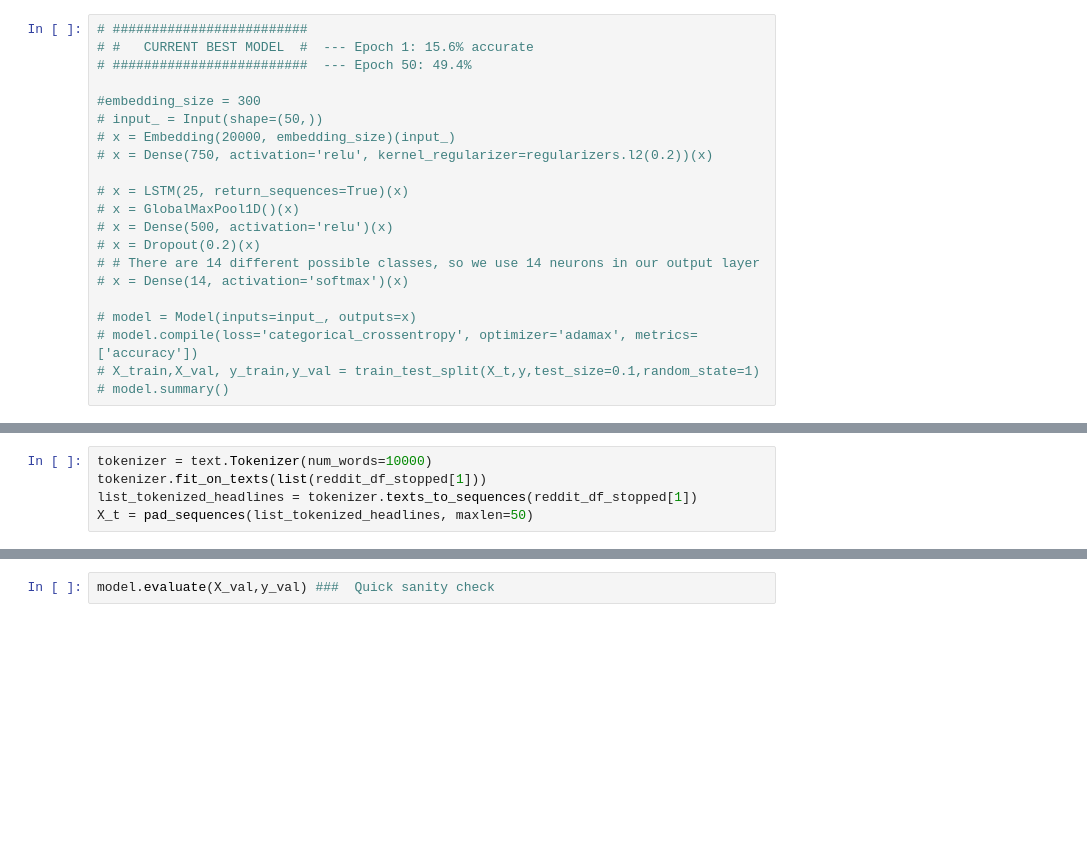
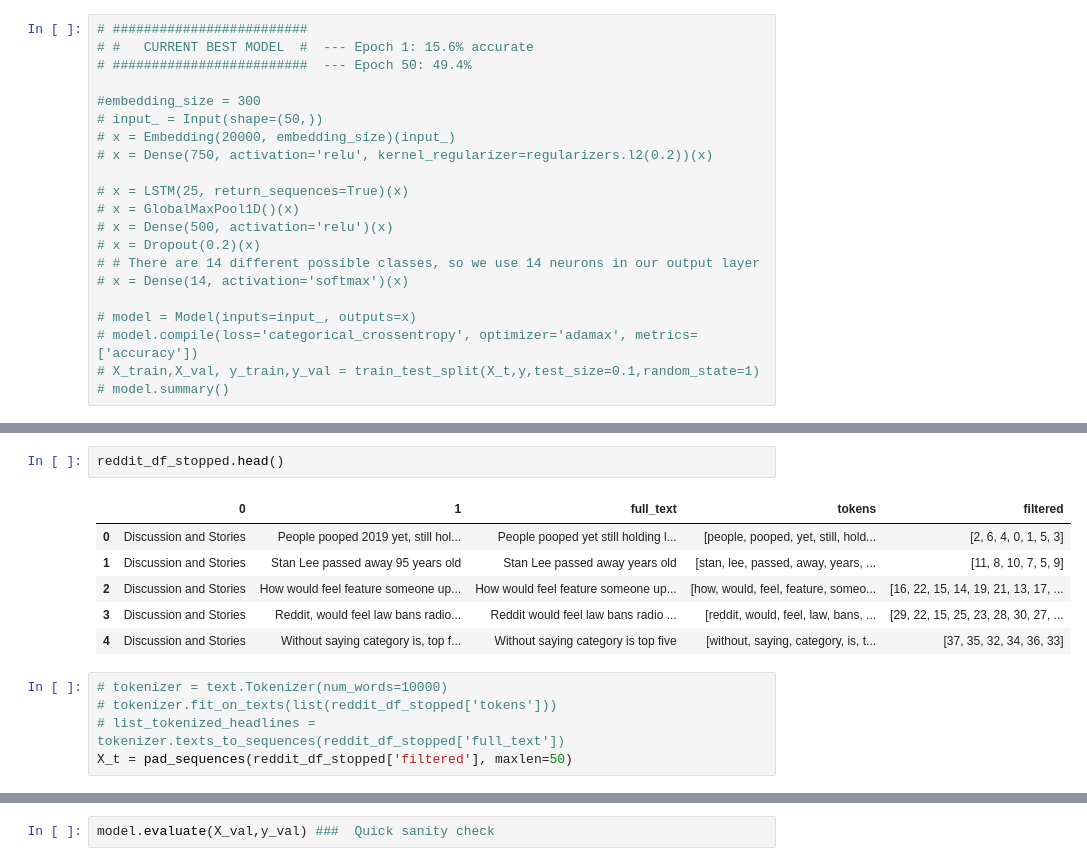
Before and after one commit to reubenkavalov/Twit-To-Redd-Project, a Jupyter notebook: final.ipynb, the cells around one changed output, grey strips where cells are left out. Saved outputs shown, nothing was run; the diff lists cells and outputs as text; blank space fills up the shorter version.

```diff
--- a/final.ipynb
+++ b/final.ipynb
@@ -338,8 +394,17 @@ reddit_df_stopped[1] = reddit_df[1].apply(lambda x: ' '.join([word for word in x
+# %%
+reddit_df_stopped.head()
+# %% [output]
+|  | 0 | 1 | full_text | tokens | filtered |
+| 0 | Discussion and Stories | People pooped 2019 yet, still hol... | People pooped yet still holding l... | [people, pooped, yet, still, hold... | [2, 6, 4, 0, 1, 5, 3] |
+| 1 | Discussion and Stories | Stan Lee passed away 95 years old | Stan Lee passed away years old | [stan, lee, passed, away, years, ... | [11, 8, 10, 7, 5, 9] |
+| 2 | Discussion and Stories | How would feel feature someone up... | How would feel feature someone up... | [how, would, feel, feature, someo... | [16, 22, 15, 14, 19, 21, 13, 17, ... |
+| 3 | Discussion and Stories | Reddit, would feel law bans radio... | Reddit would feel law bans radio ... | [reddit, would, feel, law, bans, ... | [29, 22, 15, 25, 23, 28, 30, 27, ... |
+| 4 | Discussion and Stories | Without saying category is, top f... | Without saying category is top five | [without, saying, category, is, t... | [37, 35, 32, 34, 36, 33] |
 # %%
-tokenizer = text.Tokenizer(num_words=10000)
-tokenizer.fit_on_texts(list(reddit_df_stopped[1]))
-list_tokenized_headlines = tokenizer.texts_to_sequences(reddit_df_stopped[1])
-X_t = pad_sequences(list_tokenized_headlines, maxlen=50)
+# tokenizer = text.Tokenizer(num_words=10000)
+# tokenizer.fit_on_texts(list(reddit_df_stopped['tokens']))
+# list_tokenized_headlines = tokenizer.texts_to_sequences(reddit_df_stopped['full_text'])
+X_t = pad_sequences(reddit_df_stopped['filtered'], maxlen=50)
 # %%
 embedding_size = 300
 input_ = Input(shape=(50,))
```
Also changed, not shown: parts of 75 cells of this notebook.
